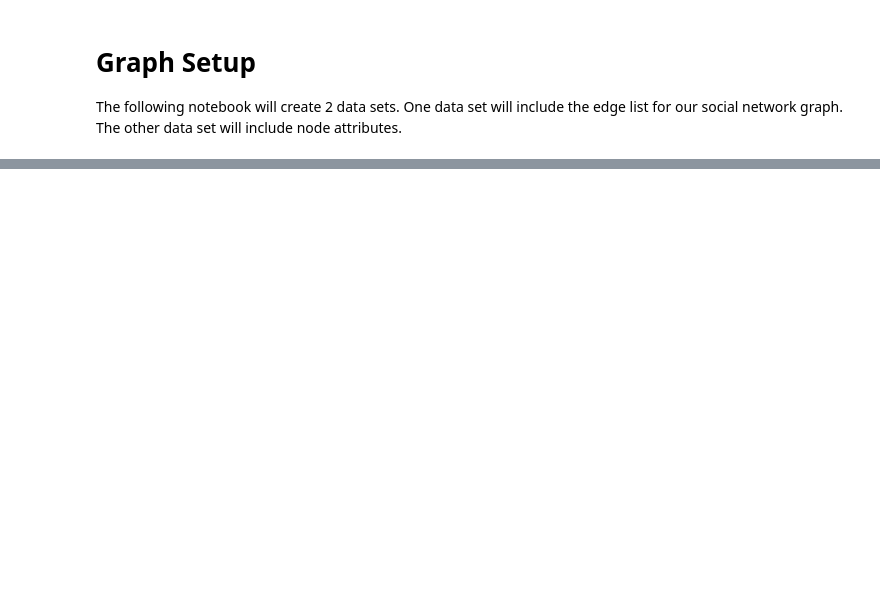
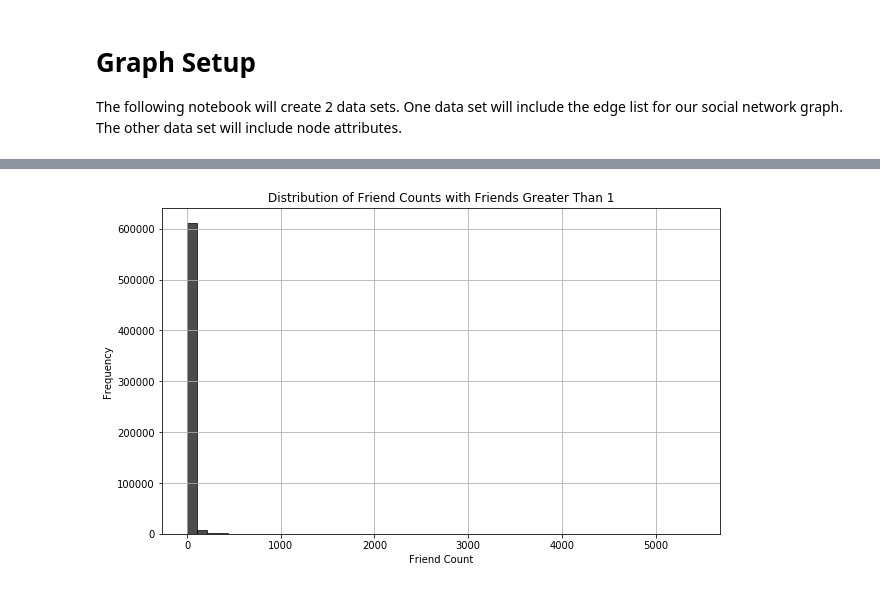
Before and after one commit to aquagz5/Social_Networking_Project, a Jupyter notebook: Graph-Setup.ipynb, the cells around one changed output, grey strips where cells are left out. Cells and saved outputs as stored; diff of their text form; code cells hidden in the pictures; blank space fills up the shorter version.

```diff
--- a/Graph-Setup.ipynb
+++ b/Graph-Setup.ipynb
@@ -103,0 +118,13 @@ edgelist_df.write.csv(f'{proj_directory}/edgelist.csv', header=True)
+# %%
+#Read in the parquet file
+edges = spark.read.parquet(f"{proj_directory}/edges.parquet")
+edges.limit(10).show()
+# %%
+# Handle both target and source
+# Combine source and target columns into a single column
+all_users = edges.select(col("source").alias("user")).union(edges.select(col("target").alias("user")))
+
+# Count occurrences of each user
+friend_counts = all_users.groupBy("user").count()
+
+friend_counts.limit(5).show()
@@ -103,0 +158,14 @@ edgelist_df.write.csv(f'{proj_directory}/edgelist.csv', header=True)
+# %%
+#Distribution of friend counts with more than 1 friend
+friend_count_pd = friend_counts.select("count").toPandas()
+# Plotting the distribution of friend counts
+plt.figure(figsize=(10, 6))
+plt.hist(friend_count_pd["count"], bins=50, edgecolor='k', alpha=0.7, color = "black")
+plt.title('Distribution of Friend Counts with Friends Greater Than 1')
+plt.xlabel('Friend Count')
+plt.ylabel('Frequency')
+plt.grid(True)
+plt.savefig("Social_Networking_Project/Images/friend_distribution.png")
+plt.show()
+# %% [output]
+[figure, added]
```
Also changed, not shown: parts of 40 cells of this notebook, 3 other files.
